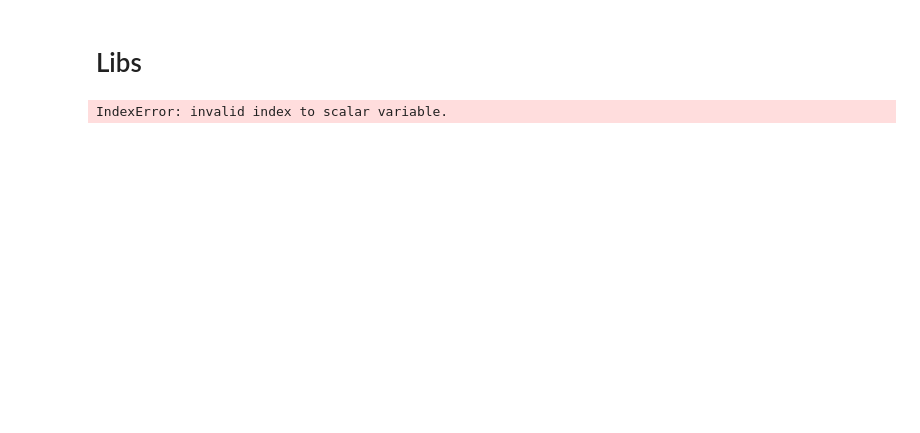
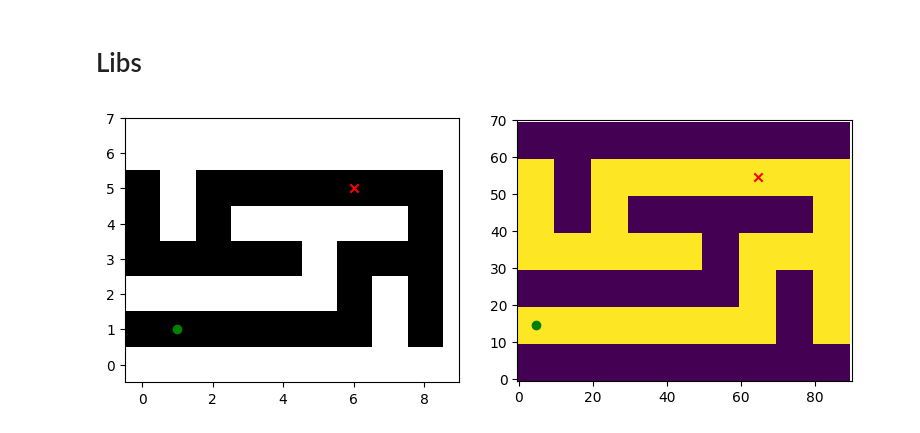
Before and after one commit to jp-turra/diff_swarm_robot, a Jupyter notebook: simulation.ipynb, the cells around one changed output. Cells and saved outputs as stored; diff of their text form; code cells hidden in the pictures; blank space fills up the shorter version.

```diff
--- a/simulation.ipynb
+++ b/simulation.ipynb
@@ -354,5 +372,47 @@ def maze(add_virtual_walls: Callable, shape: tuple[int, int] = (50, 50)) -> None
+# %%
+MAP_WIDTH = 9
+MAP_HEIGHT = 7
+START_POINT = (0, 1)
+
+maze = generateMaze(MAP_WIDTH, MAP_HEIGHT, SEED, start_point=START_POINT)
+# %%
+SCALE_INDEX = 10
+bigger_maze = np.ones(((MAP_WIDTH)*SCALE_INDEX, (MAP_HEIGHT)*SCALE_INDEX), dtype=np.uint8)
+TARGET = (6, 5)
+TARGET_SCALED = (TARGET[0]*SCALE_INDEX+((SCALE_INDEX-1)/2), TARGET[1]*SCALE_INDEX+((SCALE_INDEX-1)/2))
+START_POINT_SCALLED = (START_POINT[0]*SCALE_INDEX+((SCALE_INDEX-1)/2), START_POINT[1]*SCALE_INDEX+((SCALE_INDEX-1)/2))
+
+for i in range(MAP_WIDTH):
+    for j in range(MAP_HEIGHT):
+        if maze[i, j] == 0:
+            bigger_maze[i*SCALE_INDEX:(i+1)*SCALE_INDEX, j*SCALE_INDEX:(j+1)*SCALE_INDEX] = 0
+
+fig, axs = plt.subplots(ncols=2, nrows=1, figsize=(8, 8))
+
+fig.tight_layout()
+
+axs[0].imshow(maze.T, cmap='binary')
+axs[0].set_xlim(-0.5, MAP_WIDTH)
+axs[0].set_ylim(-0.5, MAP_HEIGHT)
+axs[0].scatter(TARGET[0], TARGET[1], marker='x', color='red')
+axs[0].scatter(START_POINT[1], START_POINT[1], marker='o', color='green')
+
+axs[1].imshow(bigger_maze.T, cmap='viridis')
+axs[1].set_xlim(-0.5, (MAP_WIDTH)*SCALE_INDEX)
+axs[1].set_ylim(-0.5, (MAP_HEIGHT)*SCALE_INDEX)
+axs[1].scatter(TARGET_SCALED[0], TARGET_SCALED[1], marker='x', color='red')
+axs[1].scatter(START_POINT_SCALLED[0], START_POINT_SCALLED[1], marker='o', color='green')
+
+plt.show()
+# %% [output]
+[figure, added]
 # %%
-TARGET = (30, 10)
+MAP = bigger_maze
+start = START_POINT_SCALLED
+width = MAP.shape[0]
+height = MAP.shape[1]
+target = TARGET_SCALED
+
 COST_TARGET = 0.5
 NUM_PARTICLES = 10
 
@@ -360,7 +420,7 @@ def euclidean_distance(a: np.ndarray, b: np.ndarray) -> float:
     return np.sqrt((a[0] - b[0])**2 + (a[1] - b[1])**2)
 
 def cost_function(X: np.ndarray) -> float:
-    return euclidean_distance(X, np.array(TARGET))
+    return euclidean_distance(X, target)
 
 def end_condition(gbest: np.ndarray, pbest: np.ndarray) -> bool:
     gbest_contition = cost_function(gbest) < COST_TARGET
@@ -369,15 +429,18 @@ def end_condition(gbest: np.ndarray, pbest: np.ndarray) -> bool:
 
     return gbest_contition and pbest_condition
 
-pso = PSO(num_particles=NUM_PARTICLES, c1=0.3, c2=0.7, position_scaller=2, speed_scaller=0.2, cost_function=cost_function,
-          bubble_radius=1, swarm_radius=0.01, speed_limit=0.5, k=0.005, p=0.9, mpr=0.25, mms=20, md=0.1, mpp1=0.2, mpp2=0.1)
-maze(pso.add_virtual_wall, shape=(50, 50))
-pso.run(end_condition_checker=end_condition, timeout_epochs=700)
-# pso.run(epochs=500)
+# C1, C2 are the cognitive and social constants
+# 's' is the direction of the particle (-1 and 1)
+# Dc is the probability of changing s
+# k intertial constant for Dc
+# p Reduction constant for Dc
+# Trr is the temperature reduction rate
+#
 
-best_cost = [cost_function(x) for x in pso.X]
-best_index = np.argmin(best_cost)
-print(f"Best particle cost: {best_cost[best_index]}")
-print(f"Best particle position: {pso.X[best_index]}")
+SWARM_RADIUS = 1.0
+pso = PSO(num_particles=NUM_PARTICLES, c1=4, c2=2, k=0.01, p=0.9, trr=0.8,
+          mpr=2*SWARM_RADIUS, mms=3, md=3.5, mpp1=0.7, mpp2=0.5,
+          spawn_point=start, spawn_radius=1, speed_scaller=0.005, cost_function=cost_function,
+          bubble_radius=0.001, swarm_radius=SWARM_RADIUS, speed_limit=0.1)
+
+mapa = create_map(pso.add_virtual_wall, maze=bigger_maze, shape=bigger_maze.shape)
-# %% [output]
-IndexError: invalid index to scalar variable.
```
Also changed, not shown: parts of 7 cells of this notebook, 2 other files.
